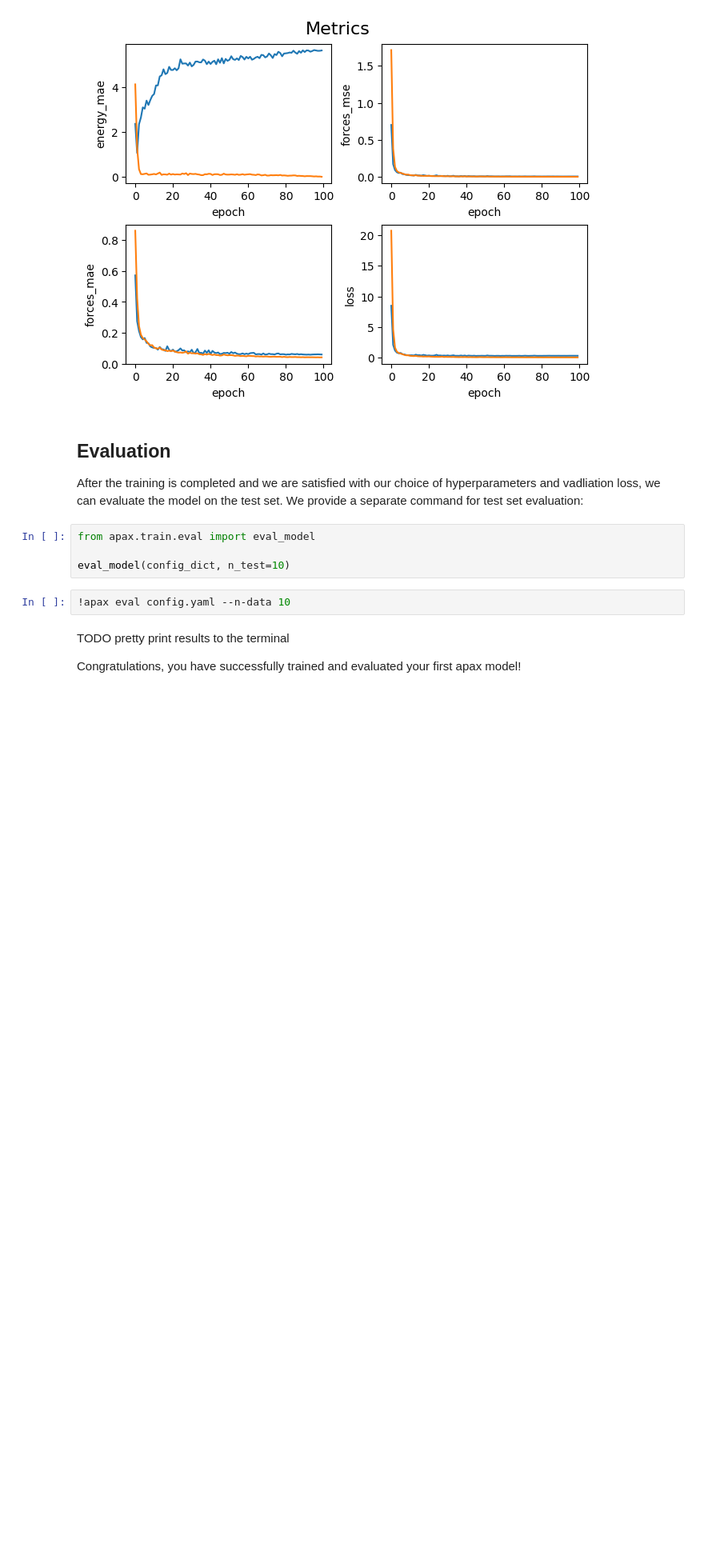
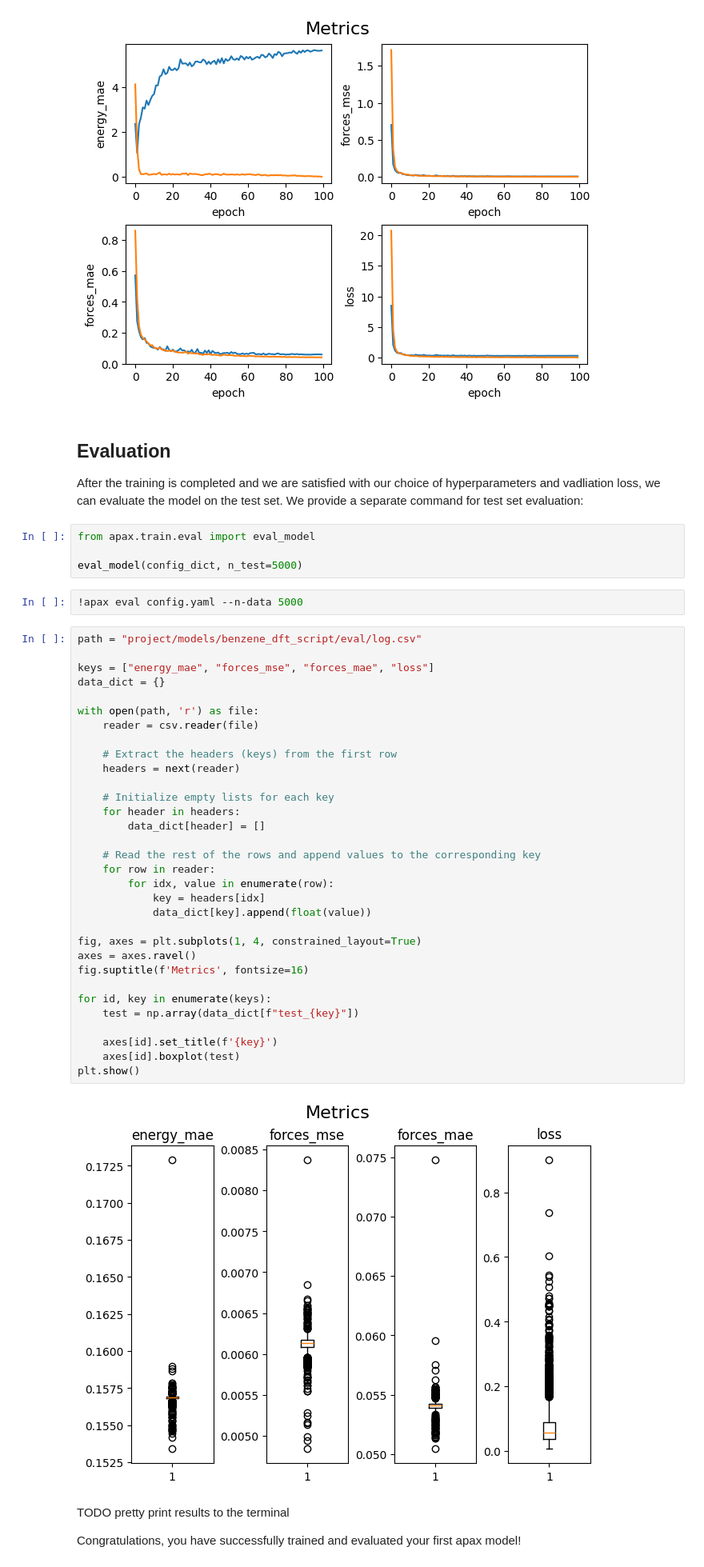
Before and after one commit to apax-hub/apax, a Jupyter notebook: examples/01_Model_Training.ipynb, the cells around one changed output. Shown at 80% size. Cells and saved outputs as stored; diff of their text form; blank space fills up the shorter version.

Commit message:
Moredocs nico (#240)
* Model training example

* added eval to 01 docs


---------

Co-authored-by: pre-commit-ci[bot] <66853113+pre-commit-ci[bot]@users.noreply.github.com>

```diff
--- a/examples/01_Model_Training.ipynb
+++ b/examples/01_Model_Training.ipynb
@@ -223,9 +226,43 @@ We provide a separate command for test set evaluation:
 # %%
 from apax.train.eval import eval_model
 
-eval_model(config_dict, n_test=10)
+eval_model(config_dict, n_test=5000)
 # %%
-!apax eval config.yaml --n-data 10
+!apax eval config.yaml --n-data 5000
+# %%
+path = "project/models/benzene_dft_script/eval/log.csv"
+
+keys = ["energy_mae", "forces_mse", "forces_mae", "loss"]
+data_dict = {}
+
+with open(path, 'r') as file:
+    reader = csv.reader(file)
+
+    # Extract the headers (keys) from the first row
+    headers = next(reader)
+
+    # Initialize empty lists for each key
+    for header in headers:
+        data_dict[header] = []
+
+    # Read the rest of the rows and append values to the corresponding key
+    for row in reader:
+        for idx, value in enumerate(row):
+            key = headers[idx]
+            data_dict[key].append(float(value))
+
+fig, axes = plt.subplots(1, 4, constrained_layout=True)
+axes = axes.ravel()
+fig.suptitle(f'Metrics', fontsize=16)
+
+for id, key in enumerate(keys):
+    test = np.array(data_dict[f"test_{key}"])
+
+    axes[id].set_title(f'{key}')
+    axes[id].boxplot(test)
+plt.show()
+# %% [output]
+[figure, added]
 # %% [markdown]
 
 TODO pretty print results to the terminal
```
Also changed, not shown: parts of 16 cells of this notebook, 2 other files.
